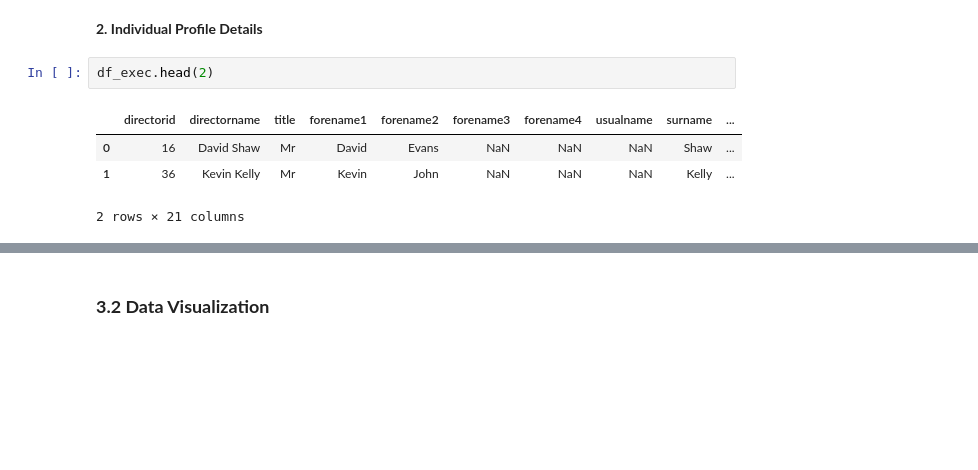
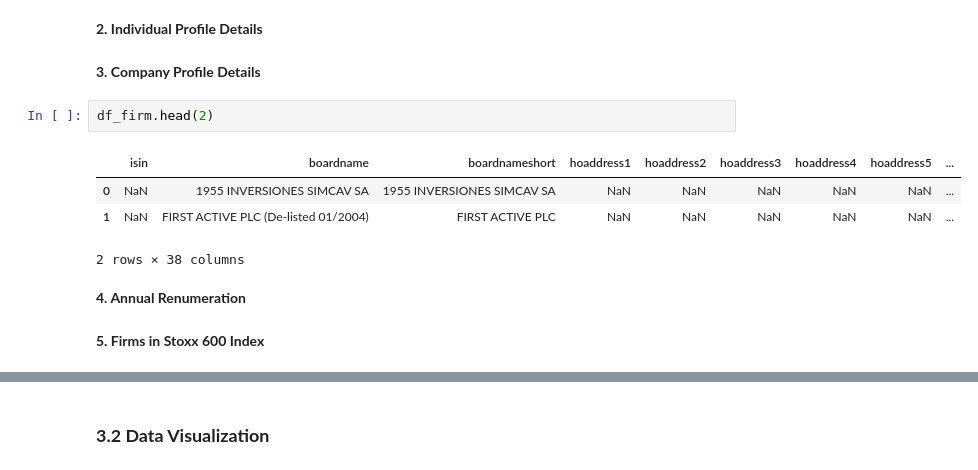
Before and after one commit to rizkyakbar-tud/DAI, a Jupyter notebook: mission/proposals_st26/mission_proposal_Akbar-Zduńczyk.ipynb, the cells around one changed output, grey strips where cells are left out. Drawn from its saved outputs; the diff is of its cells as text; blank space fills up the shorter version.

```diff
--- a/mission/proposals_st26/mission_proposal_Akbar-Zduńczyk.ipynb
+++ b/mission/proposals_st26/mission_proposal_Akbar-Zduńczyk.ipynb
@@ -407,10 +533,16 @@ display(df_emp.describe(include="object"))
 -
 # %% [markdown]
 **2. Individual Profile Details**
+# %% [markdown]
+**3. Company Profile Details**
 # %%
-df_exec.head(2)
+df_firm.head(2)
 # %% [output]
-|  | directorid | directorname | title | forename1 | forename2 | forename3 | forename4 | usualname | surname | ... |
-| 0 | 16 | David Shaw | Mr | David | Evans | NaN | NaN | NaN | Shaw | ... |
-| 1 | 36 | Kevin Kelly | Mr | Kevin | John | NaN | NaN | NaN | Kelly | ... |
+|  | isin | boardname | boardnameshort | hoaddress1 | hoaddress2 | hoaddress3 | hoaddress4 | hoaddress5 | ... |
+| 0 | NaN | 1955 INVERSIONES SIMCAV SA | 1955 INVERSIONES SIMCAV SA | NaN | NaN | NaN | NaN | NaN | ... |
+| 1 | NaN | FIRST ACTIVE PLC (De-listed 01/2004) | FIRST ACTIVE PLC | NaN | NaN | NaN | NaN | NaN | ... |
-2 rows × 21 columns
+2 rows × 38 columns
+# %% [markdown]
+**4. Annual Renumeration**
+# %% [markdown]
+**5. Firms in Stoxx 600 Index**
```
Also changed, not shown: parts of 84 cells of this notebook.
